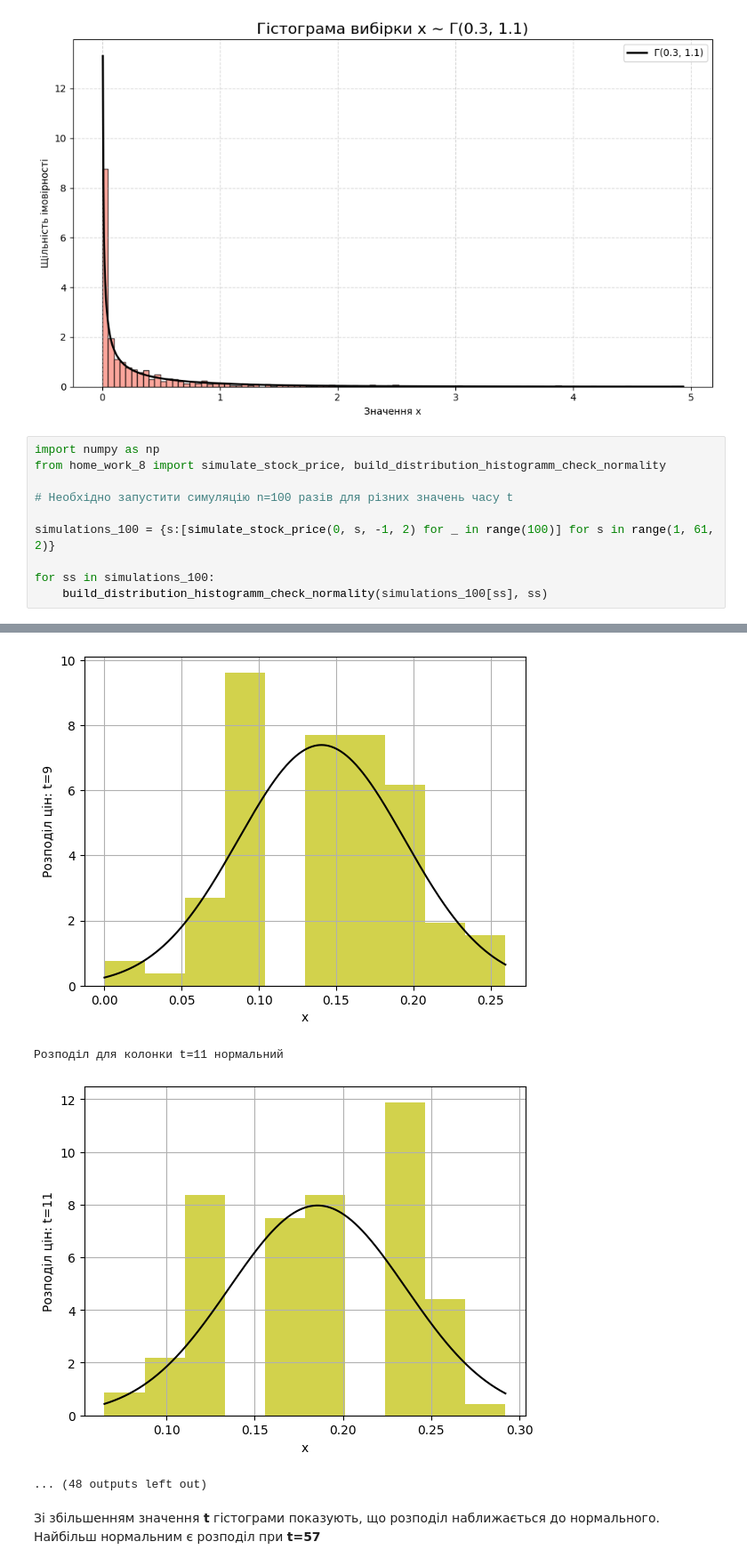
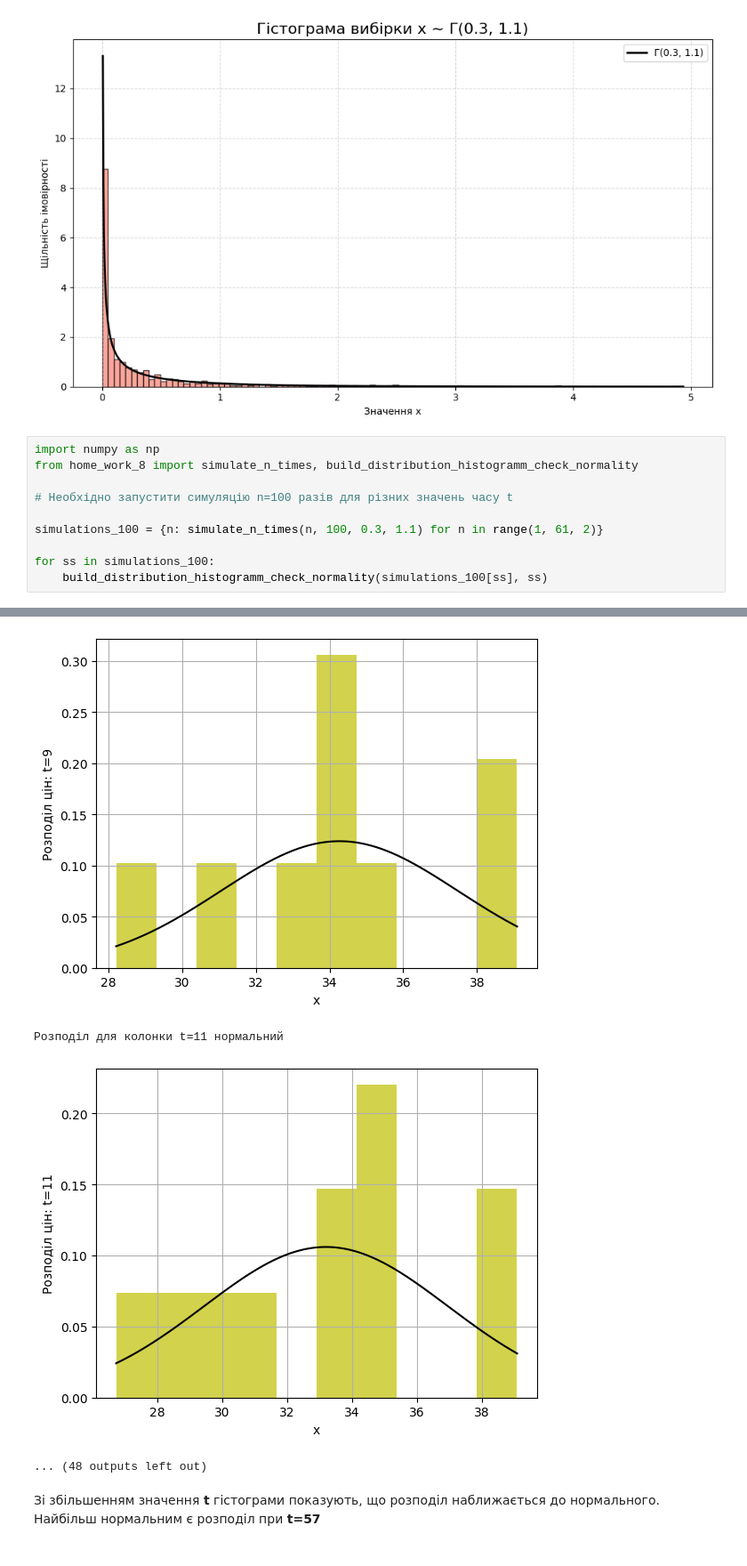
Before and after one commit to kozakHolota/WoolfDataScience, a Jupyter notebook: home_works/math_course/home_work_8/Home_work_8_PavloMryhlotskyi.ipynb, the cells around one changed output, grey strips where cells are left out. Shown at 89% size. Saved outputs shown, nothing was run; the diff lists cells and outputs as text.

Commit message:
Add home work #8 fix

```diff
--- a/home_works/math_course/home_work_8/Home_work_8_PavloMryhlotskyi.ipynb
+++ b/home_works/math_course/home_work_8/Home_work_8_PavloMryhlotskyi.ipynb
@@ -41,11 +41,11 @@ plt.show()
 [figure]
 # %%
 import numpy as np
-from home_work_8 import simulate_stock_price, build_distribution_histogramm_check_normality
+from home_work_8 import simulate_n_times, build_distribution_histogramm_check_normality
 
 # Необхідно запустити симуляцію n=100 разів для різних значень часу t
 
-simulations_100 = {s:[simulate_stock_price(0, s, -1, 2) for _ in range(100)] for s in range(1, 61, 2)}
+simulations_100 = {n: simulate_n_times(n, 100, 0.3, 1.1) for n in range(1, 61, 2)}
 
 for ss in simulations_100:
     build_distribution_histogramm_check_normality(simulations_100[ss], ss)
@@ -61,7 +61,7 @@ for ss in simulations_100:
 Розподіл для колонки t=9 нормальний
-[figure, old version]
+[figure, new version]
 Розподіл для колонки t=11 нормальний
-[figure, old version]
+[figure, new version]
 ... (48 outputs left out)
 # %% [markdown]
 Зі збільшенням значення **t** гістограми показують, що розподіл наближається до нормального. Найбільш нормальним є розподіл при **t=57**
```
Also changed, not shown: parts of 1 cell of this notebook, 1 other file.
